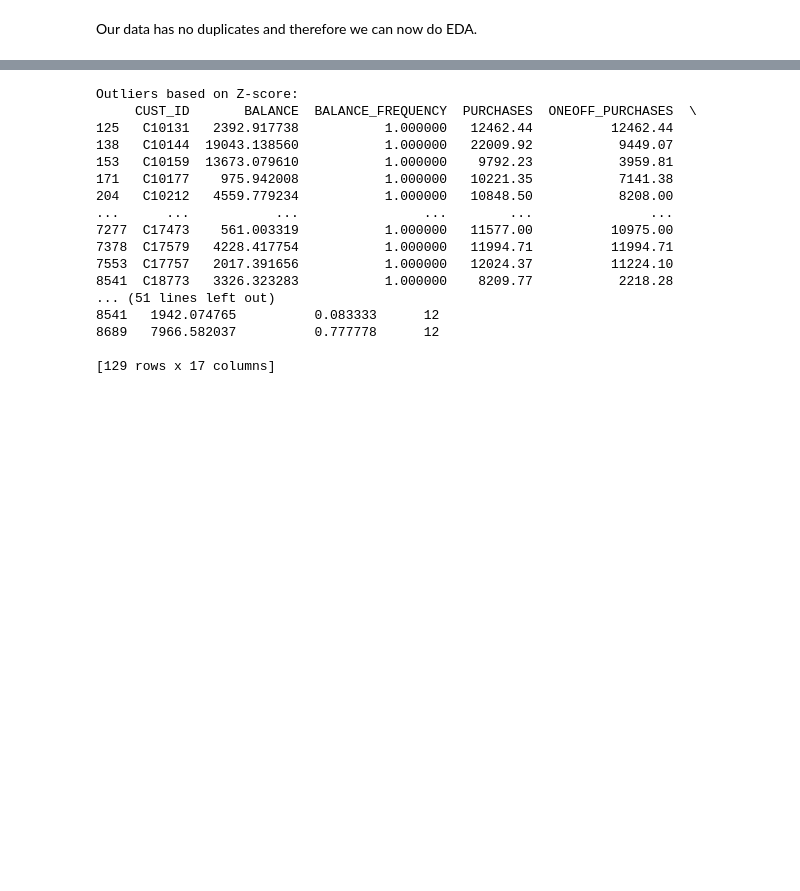
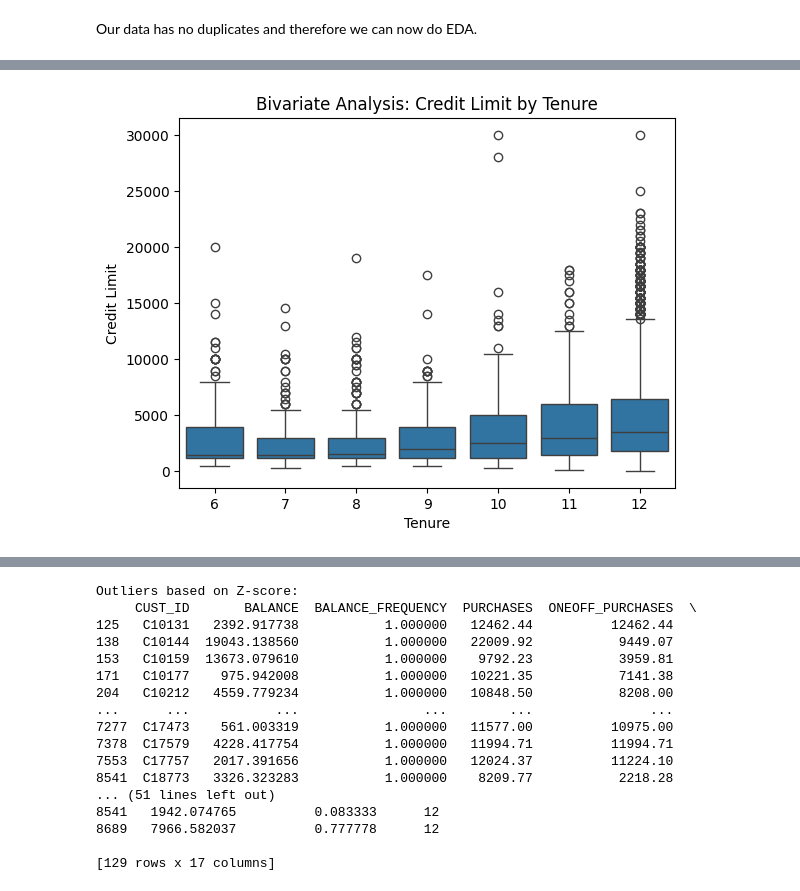
Before and after one commit to SKitavi/Smarthive-ai, a Jupyter notebook: SmartHive_Phase1.ipynb, the cells around one changed output, grey strips where cells are left out. Cells and saved outputs as stored; diff of their text form; code cells hidden in the pictures; blank space fills up the shorter version.

```diff
--- a/SmartHive_Phase1.ipynb
+++ b/SmartHive_Phase1.ipynb
@@ -255 +368,10 @@ Graphical EDA is done to analyse and visualise data in our dataset to uncover pa
+# %%
+# 2. Box plot of credit limits by tenure
+sns.boxplot(x='TENURE', y='CREDIT_LIMIT', data=df)
+plt.title('Bivariate Analysis: Credit Limit by Tenure')
+plt.xlabel('Tenure')
+plt.ylabel('Credit Limit')
+plt.show()
+# %% [output]
+[figure, added]
 # %%
```
Also changed, not shown: parts of 32 cells of this notebook.
